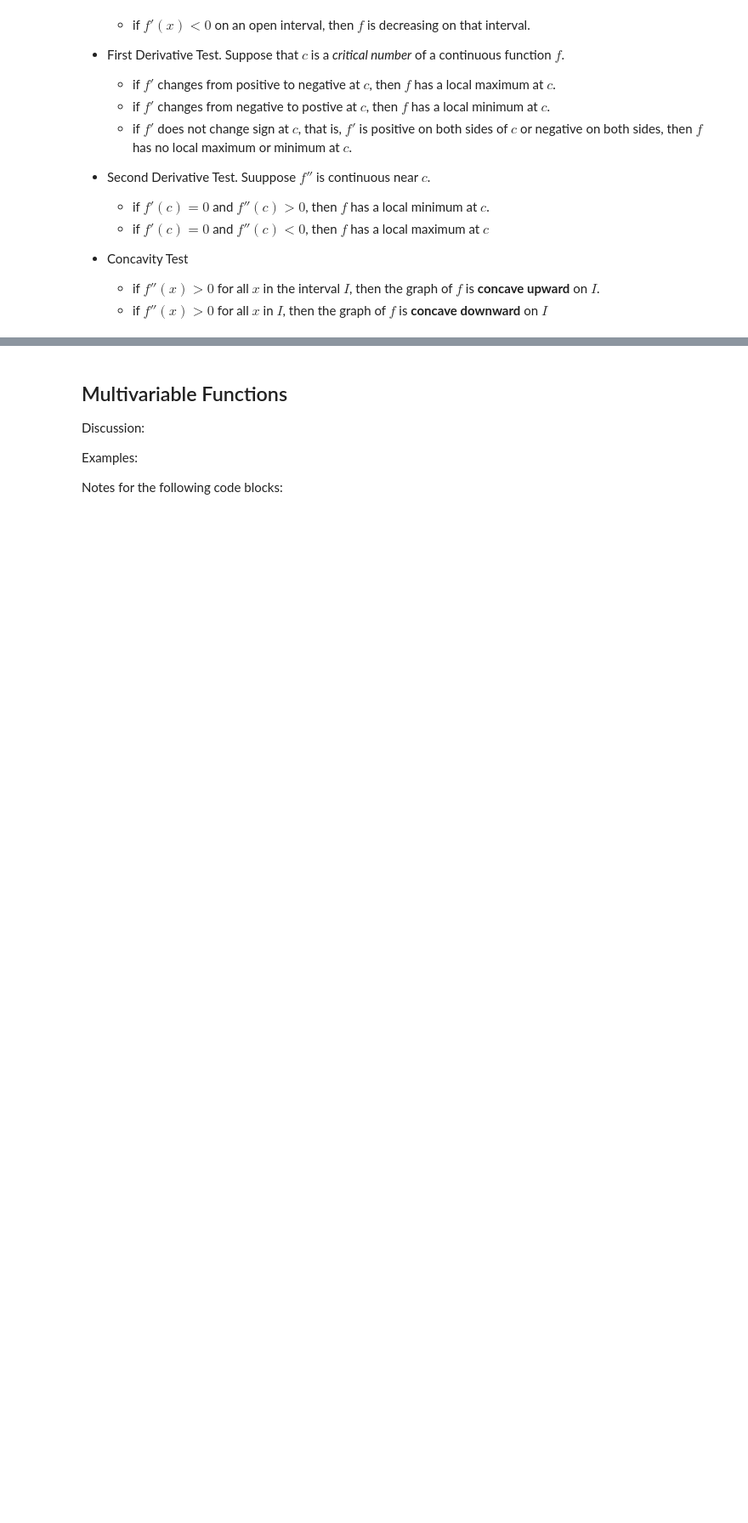
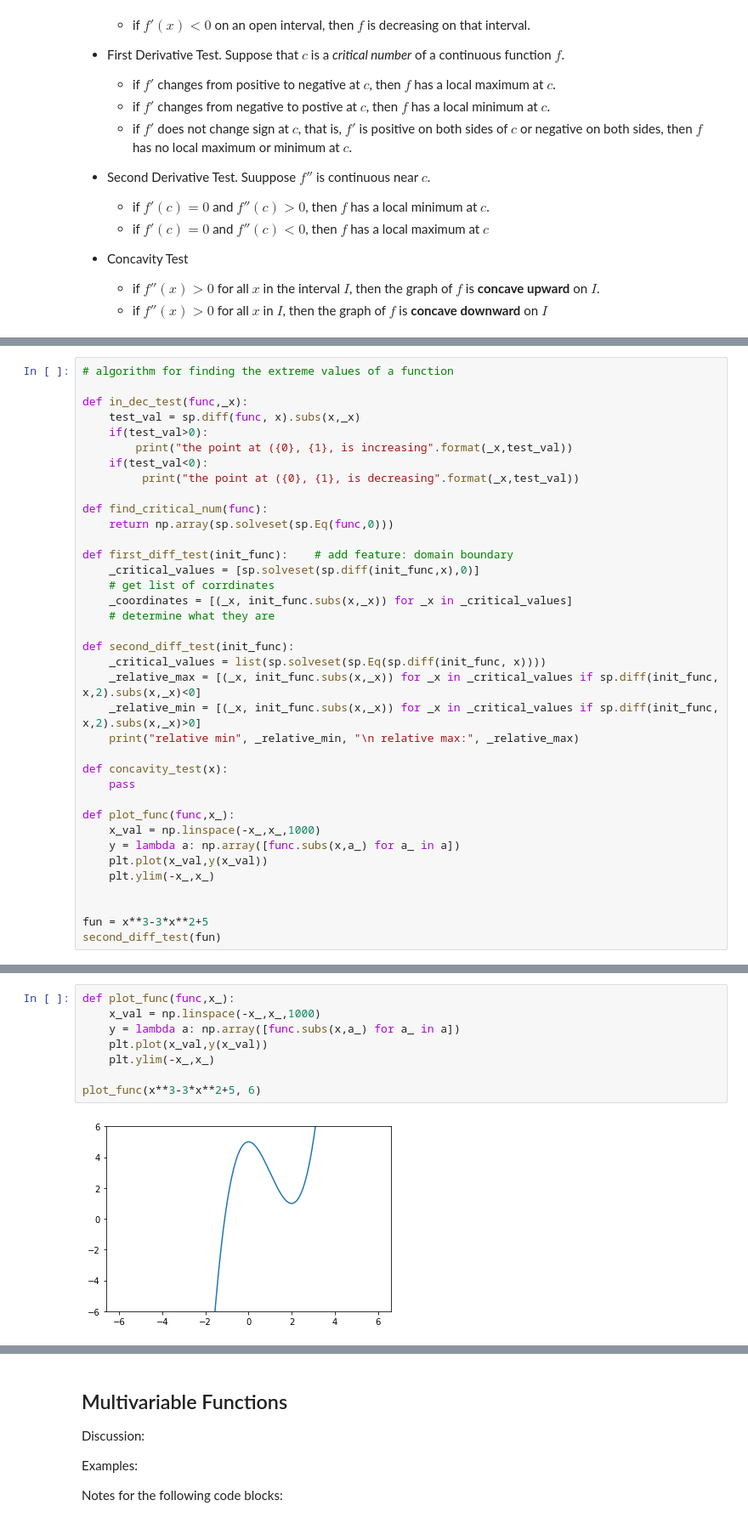
Before and after one commit to adeeconometrics/literate-programming, a Jupyter notebook: Optimizations.ipynb, the cells around one changed output, grey strips where cells are left out. Shown: that part at 85% size. Drawn from its saved outputs; the diff is of its cells as text; blank space fills up the shorter version.

```diff
--- a/Optimizations.ipynb
+++ b/Optimizations.ipynb
@@ -129,0 +183,37 @@ def plot_funct(x,y):
+# %%
+# algorithm for finding the extreme values of a function
+
+def in_dec_test(func,_x):
+    test_val = sp.diff(func, x).subs(x,_x)
+    if(test_val>0):
+        print("the point at ({0}, {1}, is increasing".format(_x,test_val))
+    if(test_val<0):
+         print("the point at ({0}, {1}, is decreasing".format(_x,test_val))
+
+def find_critical_num(func):
+    return np.array(sp.solveset(sp.Eq(func,0)))
+
+def first_diff_test(init_func):    # add feature: domain boundary
+    _critical_values = [sp.solveset(sp.diff(init_func,x),0)]
+    # get list of corrdinates
+    _coordinates = [(_x, init_func.subs(x,_x)) for _x in _critical_values]
+    # determine what they are
+
+def second_diff_test(init_func):
+    _critical_values = list(sp.solveset(sp.Eq(sp.diff(init_func, x))))
+    _relative_max = [(_x, init_func.subs(x,_x)) for _x in _critical_values if sp.diff(init_func, x,2).subs(x,_x)<0]
+    _relative_min = [(_x, init_func.subs(x,_x)) for _x in _critical_values if sp.diff(init_func, x,2).subs(x,_x)>0]
+    print("relative min", _relative_min, "\n relative max:", _relative_max)
+
+def concavity_test(x):
+    pass
+
+def plot_func(func,x_):
+    x_val = np.linspace(-x_,x_,1000)
+    y = lambda a: np.array([func.subs(x,a_) for a_ in a])
+    plt.plot(x_val,y(x_val))
+    plt.ylim(-x_,x_)
+
+
+fun = x**3-3*x**2+5
+second_diff_test(fun)
@@ -129,0 +232,10 @@ def plot_funct(x,y):
+# %%
+def plot_func(func,x_):
+    x_val = np.linspace(-x_,x_,1000)
+    y = lambda a: np.array([func.subs(x,a_) for a_ in a])
+    plt.plot(x_val,y(x_val))
+    plt.ylim(-x_,x_)
+
+plot_func(x**3-3*x**2+5, 6)
+# %% [output]
+[figure, added]
```
Also changed, not shown: parts of 17 cells of this notebook.
